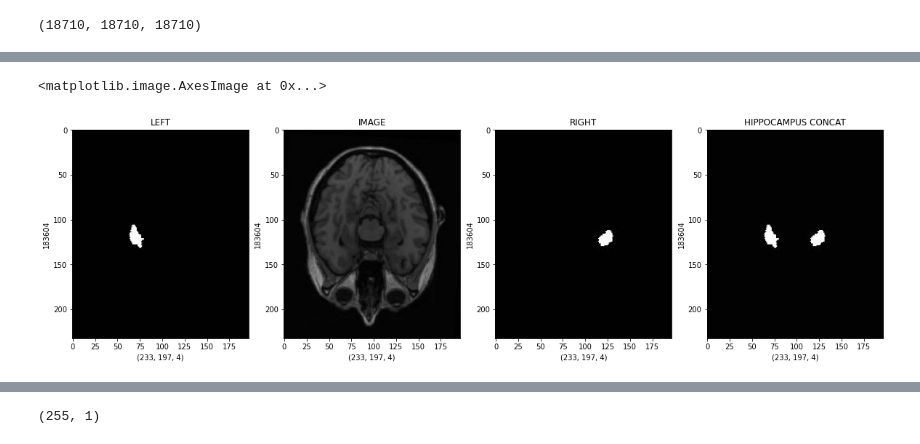
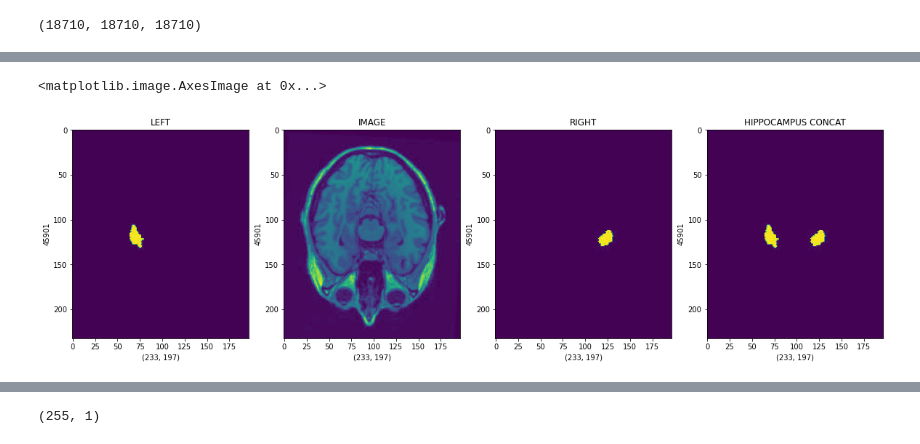
Before and after one commit to Eiko58/Hippocampus_segmentation, a Jupyter notebook: unet.ipynb, the cells around one changed output, grey strips where cells are left out. Saved outputs shown, nothing was run; the diff lists cells and outputs as text; code cells hidden in the pictures.

```diff
--- a/unet.ipynb
+++ b/unet.ipynb
@@ -156,12 +107,0 @@ Name: IMAGE, Length: 6614, dtype: object
-# %%
-Split_Params_For_LABEL = "35label/"
-Split_Params_For_IMG = "35/"
-
-L_Main_Path,L_Target_Path = Label_Series[0].split(Split_Params_For_LABEL)
-I_Main_Path,I_Target_Path = Image_Series[0].split(Split_Params_For_IMG)
-
-print("LABEL MAIN: ",L_Main_Path)
-print("LABEL TARGET: ",L_Target_Path)
-print("---"*20)
-print("IMG MAIN: ",I_Main_Path)
-print("IMG TARGET: ",I_Target_Path)
@@ -174,12 +107,0 @@ IMG TARGET:  ADNI_100_S_0047_150336_tal_noscale/ADNI_100_S_0047_150336_tal_nosca
-# %%
-Common_Params = "/"
-
-Label_Path_Before,Label_Path_Middle,Label_Path_After = L_Target_Path.split(Common_Params)
-IMG_Path_Before,IMG_Path_After = I_Target_Path.split(Common_Params)
-
-print("LABEL BEFORE: ",Label_Path_Before)
-print("LABEL MIDDLE: ",Label_Path_Middle)
-print("LABEL AFTER: ",Label_Path_After)
-print("---"*20)
-print("IMG BEFORE: ",IMG_Path_Before)
-print("IMG AFTER: ",IMG_Path_After)
@@ -193,11 +107,0 @@ IMG AFTER:  ADNI_100_S_0047_150336_tal_noscale_098.jpg
-# %%
-List_Split_Params = "_"
-
-Label_Path_Split = Label_Path_After.split(List_Split_Params)
-IMG_Path_Split = IMG_Path_After.split(List_Split_Params)
-
-print("LABEL LIST: ",Label_Path_Split)
-print("IMG LIST: ",IMG_Path_Split)
-print("---"*20)
-print("LABEL TARGET: ",Label_Path_Split[-2])
-print("IMG TARGET: ",IMG_Path_Split[-1])
@@ -687,33 +315,33 @@ tr_R = Sort_R
 tr_L = Sort_L
 tr_IMG = Sort_IMG
 # %%
-Example_L = cv2.cvtColor(cv2.imread(tr_L[257]), cv2.IMREAD_GRAYSCALE)
-Example_R = cv2.cvtColor(cv2.imread(tr_R[257]), cv2.IMREAD_GRAYSCALE)
-Example_IMG = cv2.cvtColor(cv2.imread(tr_IMG[257]), cv2.IMREAD_GRAYSCALE)
+Example_L = cv2.cvtColor(cv2.imread(tr_L[257]), cv2.COLOR_BGR2GRAY)
+Example_R = cv2.cvtColor(cv2.imread(tr_R[257]), cv2.COLOR_BGR2GRAY)
+Example_IMG = cv2.cvtColor(cv2.imread(tr_IMG[257]), cv2.COLOR_BGR2GRAY)
 
-Hıppocampus_Concat = cv2.addWeighted(Example_L,1,Example_R,1,0.2)
+Hıppocampus_Concat = cv2.addWeighted(Example_L,1,Example_R,1, 0)
 
 figure,axis = plt.subplots(1,4,figsize=(20,20))
 
 axis[0].set_xlabel(Example_L.shape)
 axis[0].set_ylabel(Example_L.size)
 axis[0].set_title("LEFT")
 axis[0].imshow(Example_L)
 
 axis[1].set_xlabel(Example_IMG.shape)
 axis[1].set_ylabel(Example_IMG.size)
 axis[1].set_title("IMAGE")
 axis[1].imshow(Example_IMG)
 
 axis[2].set_xlabel(Example_R.shape)
 axis[2].set_ylabel(Example_R.size)
 axis[2].set_title("RIGHT")
 axis[2].imshow(Example_R)
 
 axis[3].set_xlabel(Hıppocampus_Concat.shape)
 axis[3].set_ylabel(Hıppocampus_Concat.size)
 axis[3].set_title("HIPPOCAMPUS CONCAT")
 axis[3].imshow(Hıppocampus_Concat)
 # %% [output]
 <matplotlib.image.AxesImage at 0x...>
-[figure, old version]
+[figure, new version]
```
Also changed, not shown: parts of 66 cells of this notebook.
